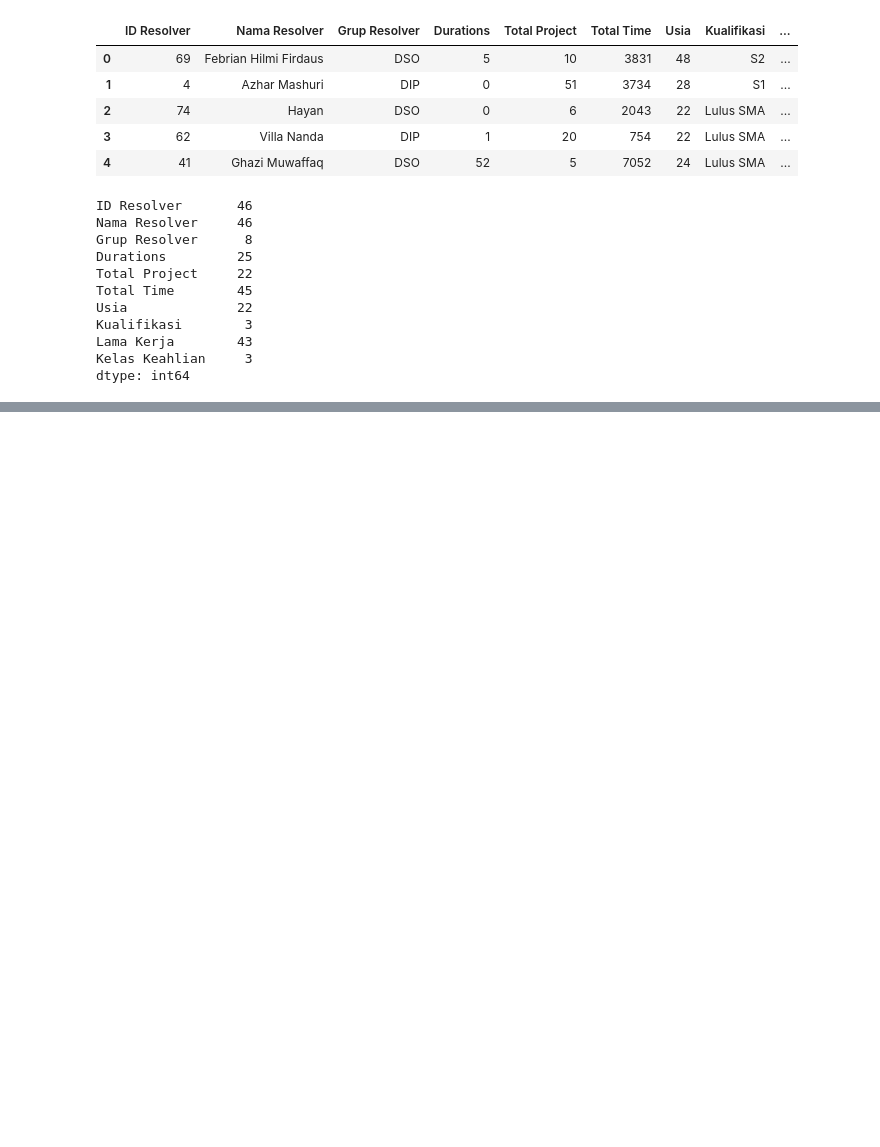
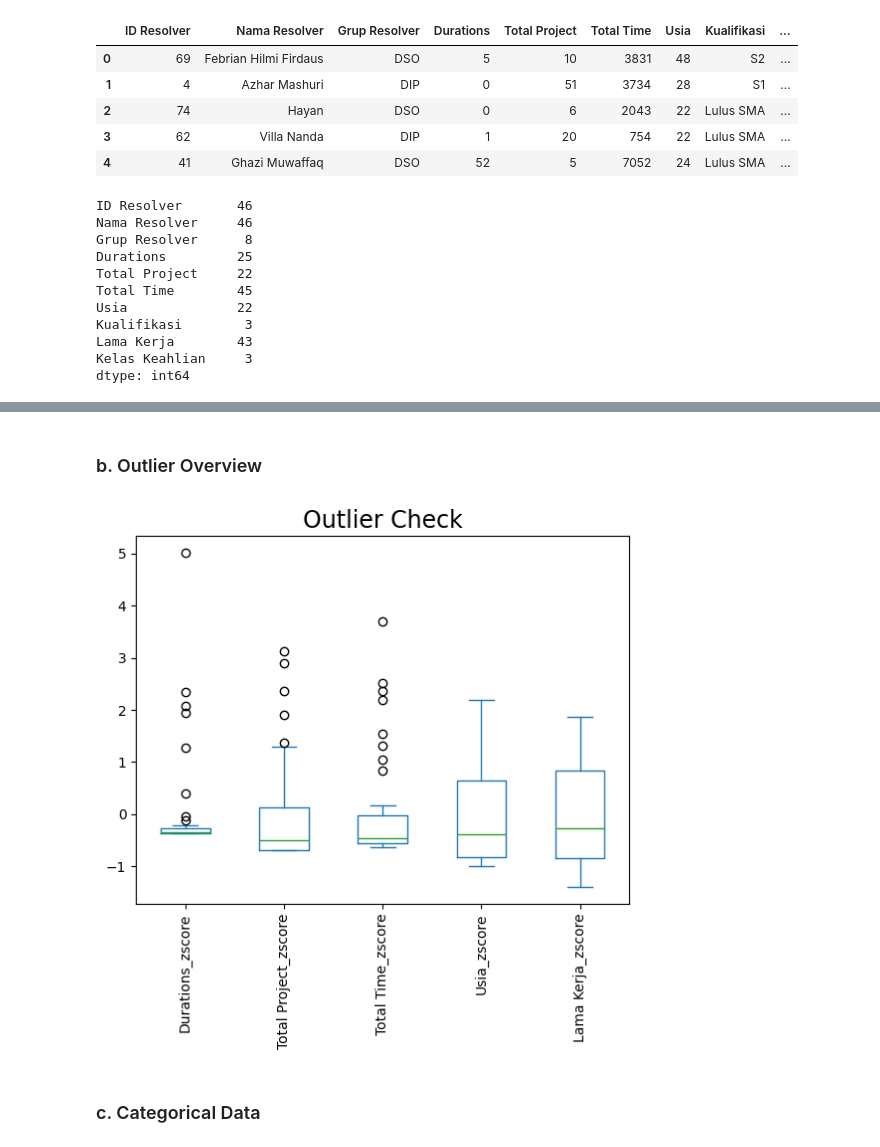
Before and after one commit to ghinamf/Data-Analyst_PKL, a Jupyter notebook: src/datamining.ipynb, the cells around one changed output, grey strips where cells are left out. Drawn from its saved outputs; the diff is of its cells as text; code cells hidden in the pictures; blank space fills up the shorter version.

```diff
--- a/src/datamining.ipynb
+++ b/src/datamining.ipynb
@@ -350,10 +357,0 @@ dtype: int64
-# %%
-import seaborn as sns
-import matplotlib.pyplot as plt
-#import matplotlib.mlab as mlab
-import matplotlib
-plt.style.use('ggplot')
-#from matplotlib.pyplot import figure
-
-%matplotlib inline
-#matplotlib.rcParams['figure.figsize'] = (12,8)
@@ -376,6 +357,0 @@ Kelas Keahlian - 0.0%
-# %%
-#objt(str) to category
-data['Grup Resolver'] = data['Grup Resolver'].astype('category')
-data['Nama Resolver'] = data['Nama Resolver'].astype('category')
-data['Kualifikasi'] = data['Kualifikasi'].astype('category')
-data['Kelas Keahlian'] = data['Kelas Keahlian'].astype('category')
@@ -396,6 +357,0 @@ dtype: object
-# %%
-#category to float
-data['Nama Resolver'] = pd.factorize(data['Nama Resolver'])[0].astype(float)
-data['Grup Resolver'] = pd.factorize(data['Grup Resolver'])[0].astype(float)
-data['Kualifikasi'] = pd.factorize(data['Kualifikasi'])[0].astype(float)
-data['Kelas Keahlian'] = pd.factorize(data['Kelas Keahlian'])[0].astype(float)
@@ -428,0 +360,9 @@ plt.show()
+# %%
+columns_to_standardize = ['Durations', 'Total Project', 'Total Time', 'Usia', 'Lama Kerja']
+df_standardize= pd.DataFrame(data)
+# Standardize the specified columns and detect outliers
+for column in columns_to_standardize:
+    mean = df_standardize[column].mean()
+    std = df_standardize[column].std()
+    df_standardize[column + '_zscore'] = (df_standardize[column] - mean) / std
+    #df_standardize[column + '_is_outlier'] = np.abs(df_standardize[column + '_zscore']) > 3
@@ -428,0 +408,14 @@ plt.show()
+# %% [markdown]
+### b. Outlier Overview
+# %%
+from matplotlib import pyplot as plt
+
+
+df_standardize[['Durations_zscore', 'Total Project_zscore', 'Total Time_zscore', 'Usia_zscore', 'Lama Kerja_zscore']].plot(kind= 'box')
+plt.title("Outlier Check", size = 17)
+plt.xticks(rotation = 90)
+plt.show()
+# %% [output]
+[figure, added]
+# %% [markdown]
+### c. Categorical Data
```
Also changed, not shown: parts of 43 cells of this notebook, 1 other file.
